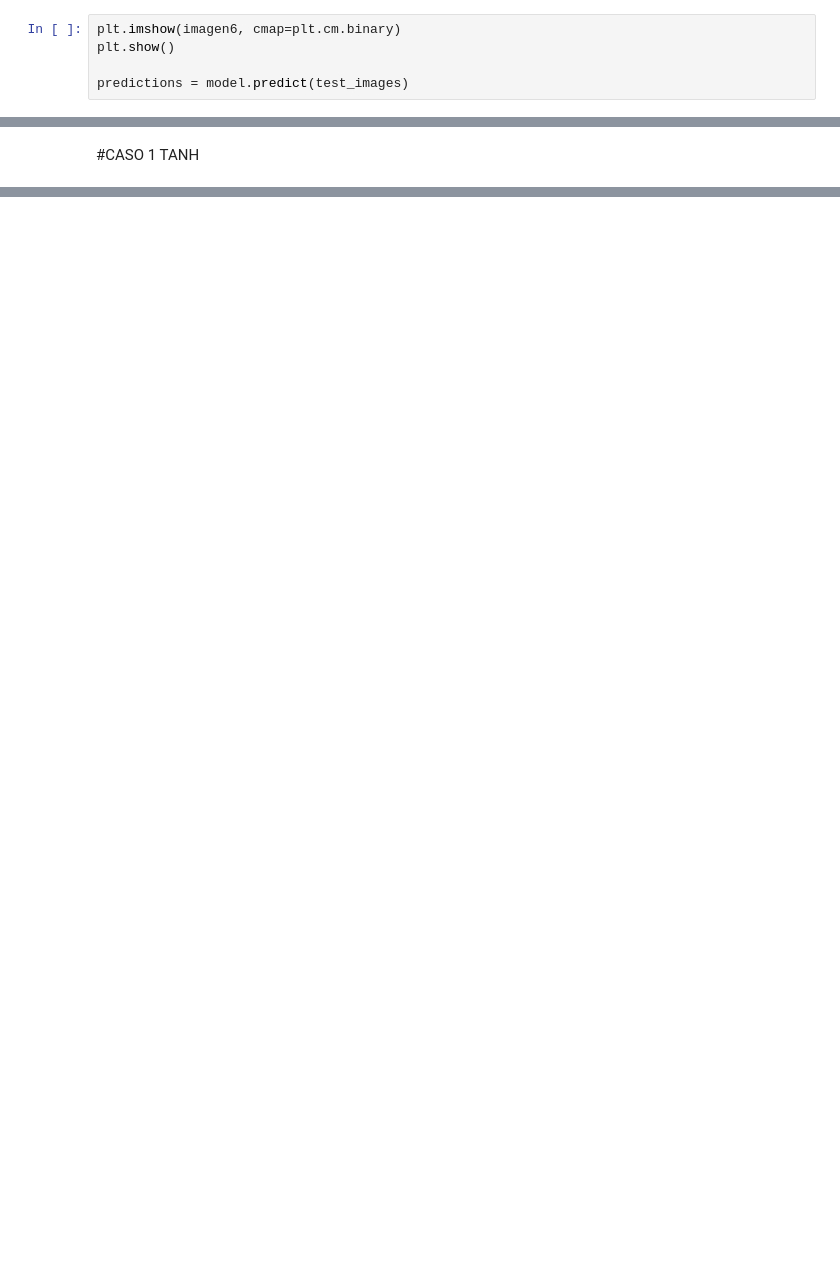
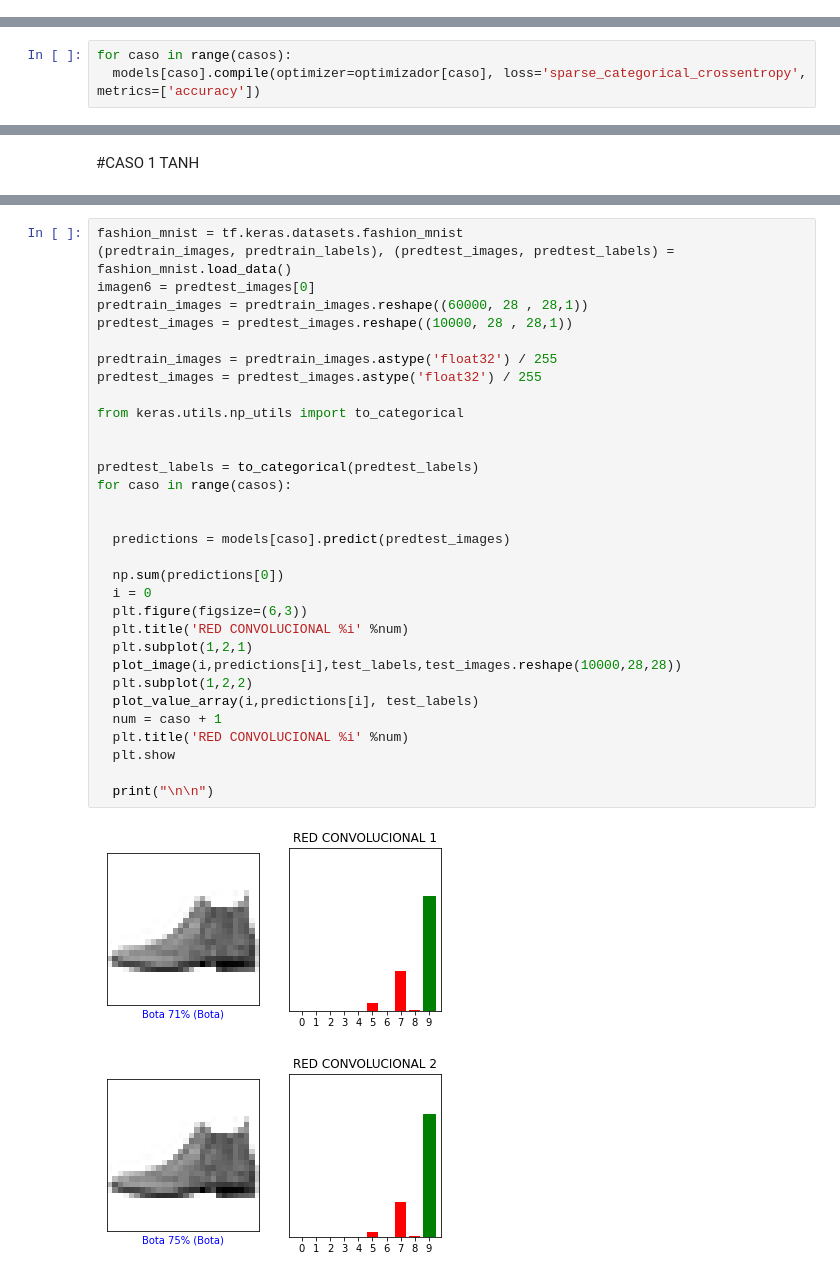
Before and after one commit to nachodelis/AA_PRACTICA1_GRUPO_4, a Jupyter notebook: AA_PRACTICA2_GRUPO_4.ipynb, the cells around one changed output, grey strips where cells are left out. Cells and saved outputs as stored; diff of their text form; blank space fills up the shorter version.

```diff
--- a/AA_PRACTICA2_GRUPO_4.ipynb
+++ b/AA_PRACTICA2_GRUPO_4.ipynb
@@ -243,8 +168,3 @@ def plot_value_array(i, predictions_array,true_label):
   plt.ylim([0, 1])
   predicted_label = np.argmax(predictions_array,)
   thisplot[predicted_label].set_color('green')
-# %%
-plt.imshow(imagen6, cmap=plt.cm.binary)
-plt.show()
-
-predictions = model.predict(test_images)
@@ -653,0 +247,3 @@ for i in range (0,13):
+# %%
+for caso in range(casos):
+  models[caso].compile(optimizer=optimizador[caso], loss='sparse_categorical_crossentropy', metrics=['accuracy'])
@@ -747,0 +452,35 @@ print('Test accuracy:', test_acc)
+# %%
+fashion_mnist = tf.keras.datasets.fashion_mnist
+(predtrain_images, predtrain_labels), (predtest_images, predtest_labels) = fashion_mnist.load_data()
+imagen6 = predtest_images[0]
+predtrain_images = predtrain_images.reshape((60000, 28 , 28,1))
+predtest_images = predtest_images.reshape((10000, 28 , 28,1))
+
+predtrain_images = predtrain_images.astype('float32') / 255
+predtest_images = predtest_images.astype('float32') / 255
+
+from keras.utils.np_utils import to_categorical
+
+
+predtest_labels = to_categorical(predtest_labels)
+for caso in range(casos):
+
+
+  predictions = models[caso].predict(predtest_images)
+
+  np.sum(predictions[0])
+  i = 0
+  plt.figure(figsize=(6,3))
+  plt.title('RED CONVOLUCIONAL %i' %num)
+  plt.subplot(1,2,1)
+  plot_image(i,predictions[i],test_labels,test_images.reshape(10000,28,28))
+  plt.subplot(1,2,2)
+  plot_value_array(i,predictions[i], test_labels)
+  num = caso + 1
+  plt.title('RED CONVOLUCIONAL %i' %num)
+  plt.show
+
+  print("\n\n")
+# %% [output]
+[figure, added]
+[figure, added]
```
Also changed, not shown: parts of 63 cells of this notebook.
